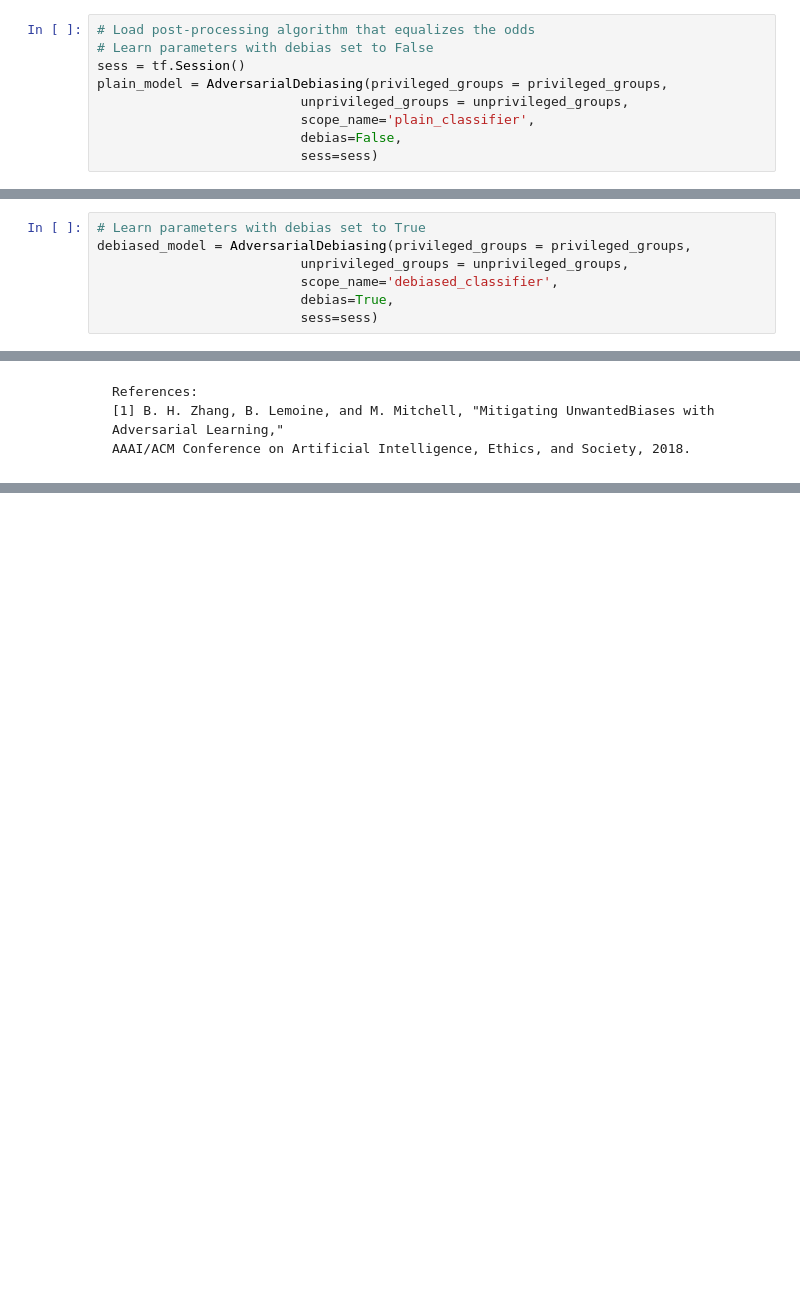
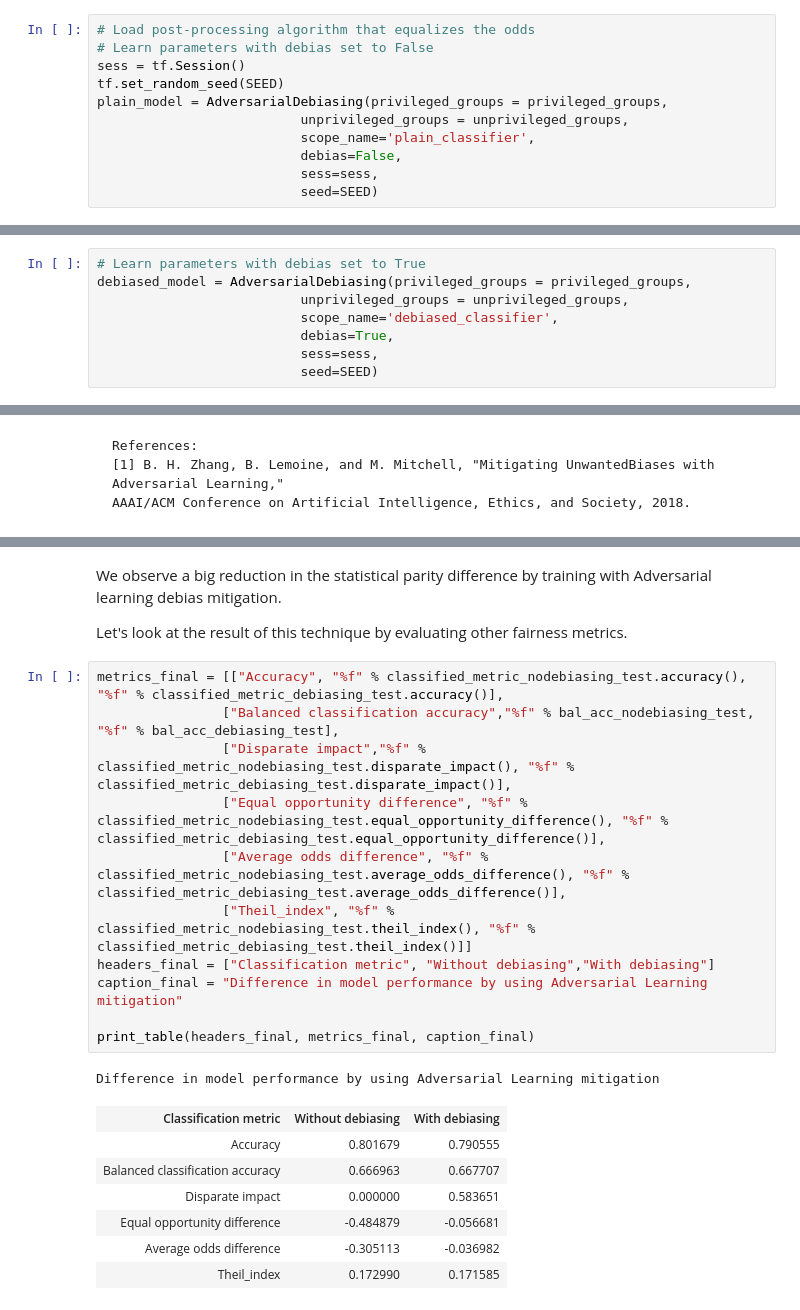
Before and after one commit to josephineHonore/AIF360, a Jupyter notebook: colab_examples/colab_workshop_adversarial_debiasing.ipynb, the cells around one changed output, grey strips where cells are left out. Cells and saved outputs as stored; diff of their text form; blank space fills up the shorter version.

```diff
--- a/colab_examples/colab_workshop_adversarial_debiasing.ipynb
+++ b/colab_examples/colab_workshop_adversarial_debiasing.ipynb
@@ -141,11 +162,13 @@ Test set: Difference in mean outcomes between unprivileged and privileged groups
 # Load post-processing algorithm that equalizes the odds
 # Learn parameters with debias set to False
 sess = tf.Session()
+tf.set_random_seed(SEED)
 plain_model = AdversarialDebiasing(privileged_groups = privileged_groups,
                           unprivileged_groups = unprivileged_groups,
                           scope_name='plain_classifier',
                           debias=False,
-                          sess=sess)
+                          sess=sess,
+                          seed=SEED)
 # %%
 plain_model.fit(dataset_orig_train)
 # %% [output]
@@ -223,7 +249,8 @@ debiased_model = AdversarialDebiasing(privileged_groups = privileged_groups,
                           unprivileged_groups = unprivileged_groups,
                           scope_name='debiased_classifier',
                           debias=True,
-                          sess=sess)
+                          sess=sess,
+                          seed=SEED)
 # %%
 debiased_model.fit(dataset_orig_train)
 # %% [output]
@@ -326,0 +416,24 @@ Test set: Theil_index = 0.175480
+# %% [markdown]
+We observe a big reduction in the statistical parity difference by training with Adversarial learning debias mitigation.
+
+Let's look at the result of this technique by evaluating other fairness metrics.
+# %%
+metrics_final = [["Accuracy", "%f" % classified_metric_nodebiasing_test.accuracy(), "%f" % classified_metric_debiasing_test.accuracy()],
+                ["Balanced classification accuracy","%f" % bal_acc_nodebiasing_test, "%f" % bal_acc_debiasing_test],
+                ["Disparate impact","%f" % classified_metric_nodebiasing_test.disparate_impact(), "%f" % classified_metric_debiasing_test.disparate_impact()],
+                ["Equal opportunity difference", "%f" % classified_metric_nodebiasing_test.equal_opportunity_difference(), "%f" % classified_metric_debiasing_test.equal_opportunity_difference()],
+                ["Average odds difference", "%f" % classified_metric_nodebiasing_test.average_odds_difference(), "%f" % classified_metric_debiasing_test.average_odds_difference()],
+                ["Theil_index", "%f" % classified_metric_nodebiasing_test.theil_index(), "%f" % classified_metric_debiasing_test.theil_index()]]
+headers_final = ["Classification metric", "Without debiasing","With debiasing"]
+caption_final = "Difference in model performance by using Adversarial Learning mitigation"
+
+print_table(headers_final, metrics_final, caption_final)
+# %% [output]
+Difference in model performance by using Adversarial Learning mitigation
+| Classification metric | Without debiasing | With debiasing |
+| Accuracy | 0.801679 | 0.790555 |
+| Balanced classification accuracy | 0.666963 | 0.667707 |
+| Disparate impact | 0.000000 | 0.583651 |
+| Equal opportunity difference | -0.484879 | -0.056681 |
+| Average odds difference | -0.305113 | -0.036982 |
+| Theil_index | 0.172990 | 0.171585 |
```
Also changed, not shown: parts of 28 cells of this notebook.
